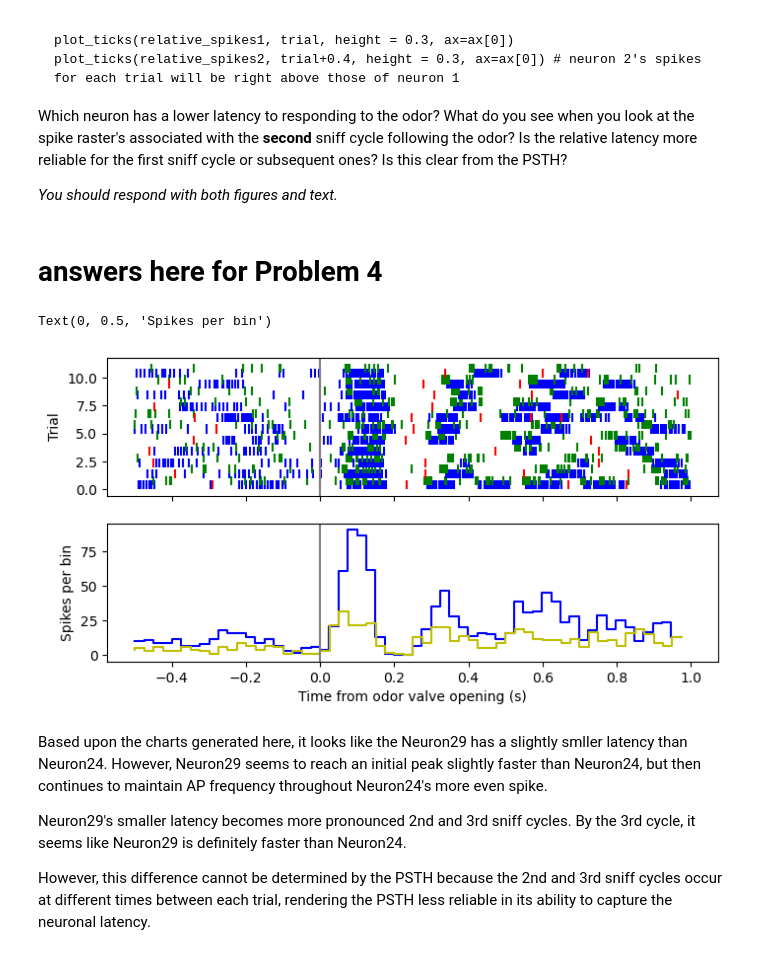
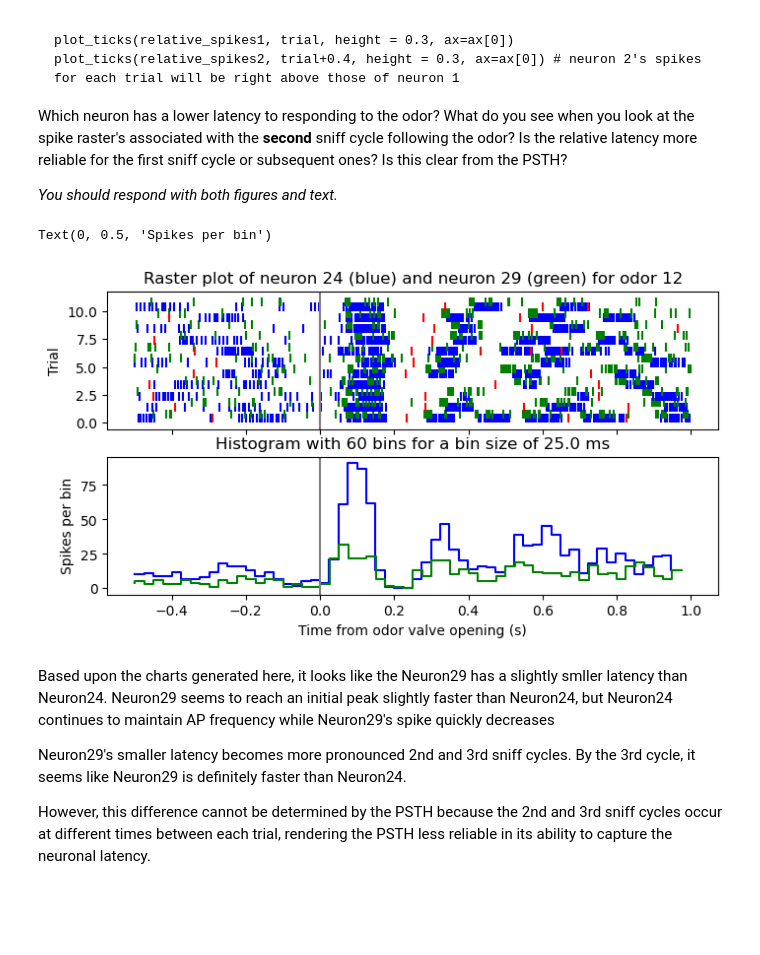
Before and after one commit to NathanNgu/elec380, a Jupyter notebook: HW1/HW1_notebook.ipynb, the cells around one changed output. Drawn from its saved outputs; the diff is of its cells as text; code cells hidden in the pictures; blank space fills up the shorter version.

```diff
--- a/HW1/HW1_notebook.ipynb
+++ b/HW1/HW1_notebook.ipynb
@@ -293,8 +334,6 @@ plot_ticks(relative_spikes2, trial+0.4, height = 0.3, ax=ax[0]) # neuron 2's spi
 Which neuron has a lower latency to responding to the odor? What do you see when you look at the spike raster's associated with the **second** sniff cycle following the odor? Is the relative latency more reliable for the first sniff cycle or subsequent ones? Is this clear from the PSTH?
 
 _You should respond with both figures and text._
-# %% [markdown]
-# answers here for Problem 4
 # %%
 odor = 12
 neuron1 = 24
@@ -307,38 +346,40 @@ all_rel_spike1 = [] # we'll use this to accumuluate
 all_rel_spike2 = [] # we'll use this to accumuluate
 
 for trial, ovt in enumerate(odor_inhalation_times[odor]): # "enumerate" takes a list and returns (index, item) for each item in the list
 
   rel_spike1 = find_nearby_spikes(spike_times[neuron1], ovt)
   all_rel_spike1.append(rel_spike1)
-  plot_ticks(rel_spike1, trial, ax=ax[0], colors='b') # we'll use the trial number as our y-location, so the first trial is at the bottom
+  plot_ticks(rel_spike1, trial, ax=ax[0], colors='b', ) # we'll use the trial number as our y-location, so the first trial is at the bottom
 
   rel_spike2 = find_nearby_spikes(spike_times[neuron2], ovt)
   all_rel_spike2.append(rel_spike2)
   plot_ticks(rel_spike2, trial+0.4, ax=ax[0], colors='g') # we'll use the trial number as our y-location, so the first trial is at the bottom
 
 
   relative_breaths = find_nearby_spikes(inhalation_times, ovt) # find inhalation times that happen within our trial window
   plot_ticks(relative_breaths, trial, ax=ax[0], colors='r')
 
+ax[0].set_title('Raster plot of neuron ' + str(neuron1) + ' (blue) and neuron ' + str(neuron2) + ' (green) for odor ' + str(odor))
 ax[0].axvline(0, color='gray')
 ax[0].set_ylabel('Trial')
 
 all_rel_spike1 = np.hstack(all_rel_spike1) # convert a list of numpy arrays by stacking them end to end
 hist1, edges = np.histogram(all_rel_spike1, bins) # calculate a histogram of our spiking data
 ax[1].step(edges[:-1], hist1, color='b') # plot it on the second axis, using the left end of the bin as the edges of steps
 
 all_rel_spike2 = np.hstack(all_rel_spike2) # convert a list of numpy arrays by stacking them end to end
 hist2, edges = np.histogram(all_rel_spike2, bins) # calculate a histogram of our spiking data
-ax[1].step(edges[:-1], hist2, color='y') # plot it on the second axis, using the left end of the bin as the edges of steps
+ax[1].step(edges[:-1], hist2, color='g') # plot it on the second axis, using the left end of the bin as the edges of steps
 
+ax[1].set_title('Histogram with '+str(bins)+' bins for a bin size of ' + str(round(1.5/bins*1000, 3)) + ' ms')
 ax[1].axvline(0, color='gray')
 ax[1].set_xlabel('Time from odor valve opening (s)')
 ax[1].set_ylabel('Spikes per bin')
 # %% [output]
 Text(0, 0.5, 'Spikes per bin')
-[figure, old version]
+[figure, new version]
 # %% [markdown]
-Based upon the charts generated here, it looks like the Neuron29 has a slightly smller latency than Neuron24. However, Neuron29 seems to reach an initial peak slightly faster than Neuron24, but then continues to maintain AP frequency throughout Neuron24's more even spike.
+Based upon the charts generated here, it looks like the Neuron29 has a slightly smller latency than Neuron24. Neuron29 seems to reach an initial peak slightly faster than Neuron24, but Neuron24 continues to maintain AP frequency while Neuron29's spike quickly decreases
 
 Neuron29's smaller latency becomes more pronounced 2nd and 3rd sniff cycles. By the 3rd cycle, it seems like Neuron29 is definitely faster than Neuron24.
 
```
Also changed, not shown: parts of 11 cells of this notebook.
